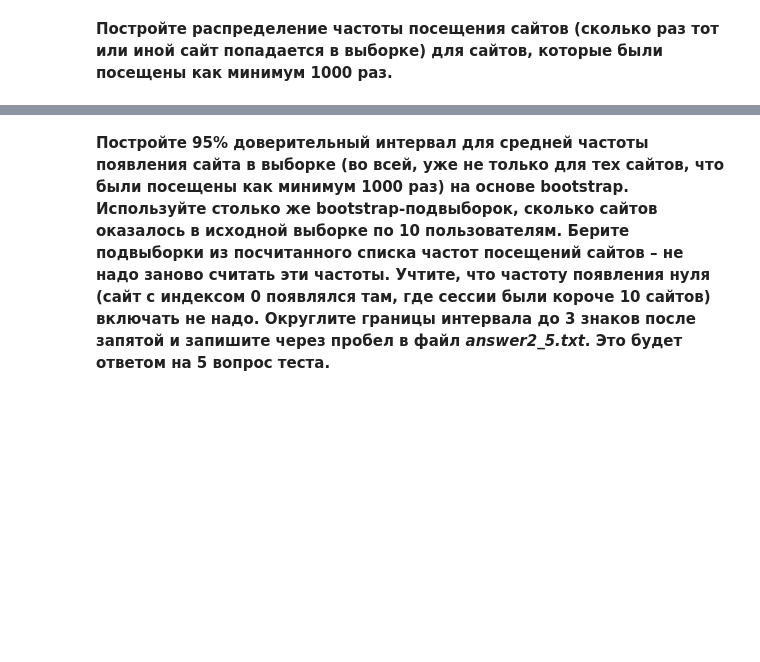
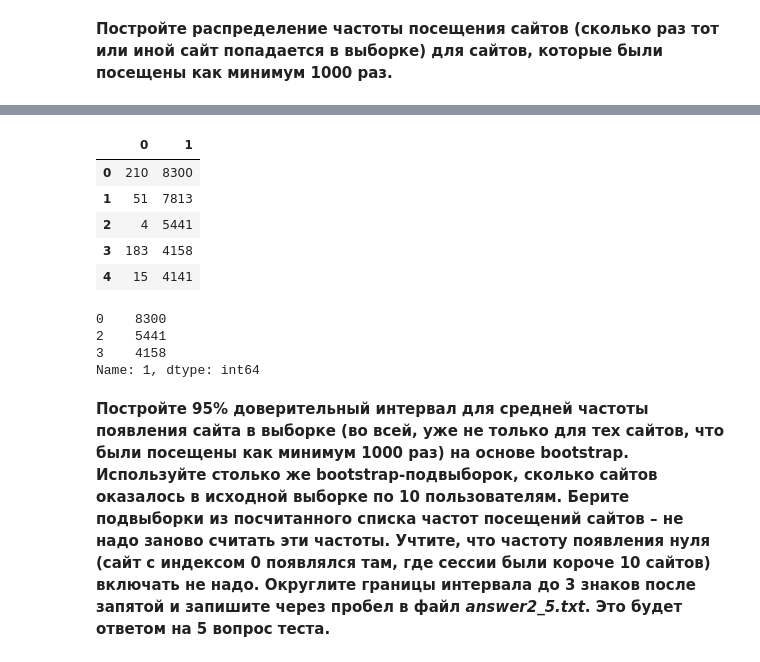
Before and after one commit to chance-comer/coursera_data_analysis_and_ML, a Jupyter notebook: FinalProject/1_UserBehaviourAnalytics/week2_analysis_hypotheses.ipynb, the cells around one changed output, grey strips where cells are left out. Cells and saved outputs as stored; diff of their text form; code cells hidden in the pictures; blank space fills up the shorter version.

```diff
--- a/FinalProject/1_UserBehaviourAnalytics/week2_analysis_hypotheses.ipynb
+++ b/FinalProject/1_UserBehaviourAnalytics/week2_analysis_hypotheses.ipynb
@@ -391,3 +429,24 @@ site_freqs = ''' ВАШ КОД ЗДЕСЬ '''
+# %%
+# без 0 сайта
+site_freqs = np.array([[sites_count[0][i], sites_count[1][i]] for i, k in enumerate(sites_count[0]) if sites_count[0][i] != 0])
+site_freqs = np.array(sorted(site_freqs, key = lambda x: x[1], reverse = True))
+site_freqs_df = pd.DataFrame(data = site_freqs)
+# %%
+site_freqs_df[:5]
+# %% [output]
+|  | 0 | 1 |
+| 0 | 210 | 8300 |
+| 1 | 51 | 7813 |
+| 2 | 4 | 5441 |
+| 3 | 183 | 4158 |
+| 4 | 15 | 4141 |
+# %%
+site_freqs_df[1][[0, 2, 3]]
+# %% [output]
+0    8300
+2    5441
+3    4158
+Name: 1, dtype: int64
 # %% [markdown]
 **Постройте 95% доверительный интервал для средней частоты появления сайта в выборке (во всей, уже не только для тех сайтов, что были посещены как минимум 1000 раз) на основе bootstrap. Используйте столько же bootstrap-подвыборок, сколько сайтов оказалось в исходной выборке по 10 пользователям. Берите подвыборки из посчитанного списка частот посещений сайтов – не надо заново считать эти частоты. Учтите, что частоту появления нуля (сайт с индексом 0 появлялся там, где сессии были короче 10 сайтов) включать не надо. Округлите границы интервала до 3 знаков после запятой и запишите через пробел в файл *answer2_5.txt*. Это будет ответом на 5 вопрос теста.**
 # %% [markdown]
```
Also changed, not shown: parts of 21 cells of this notebook, 8 other files.
